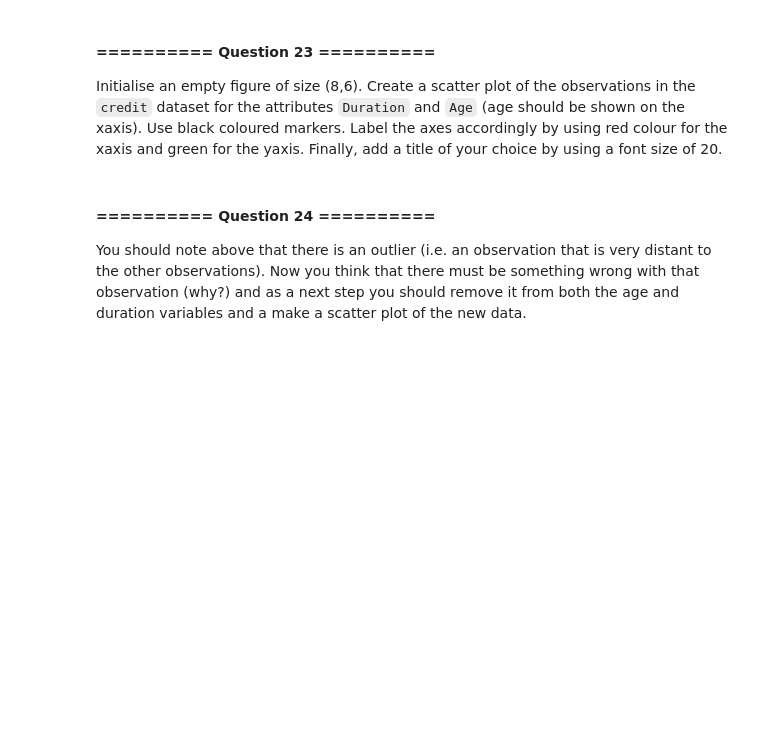
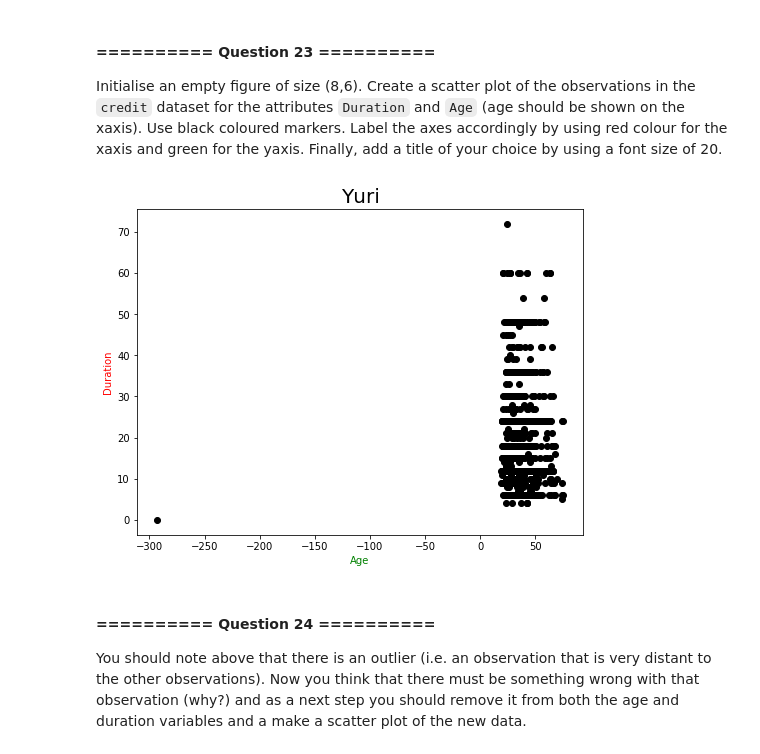
Before and after one commit to tuyu95/IAML2018, a Jupyter notebook: Labs/00 - Introduction.ipynb, the cells around one changed output. Cells and saved outputs as stored; diff of their text form; code cells hidden in the pictures; blank space fills up the shorter version.

```diff
--- a/Labs/00 - Introduction.ipynb
+++ b/Labs/00 - Introduction.ipynb
@@ -1529,0 +1589,5 @@ Load the `credit` dataset and display the dataset basic information.
+# %%
+# Your Code goes here:
+credit_path = os.path.join(os.getcwd(), 'datasets', 'credit.csv')
+credit = pd.read_csv(credit_path)
+credit.info()
@@ -1557,3 +1680,15 @@ Initialise an empty figure of size (8,6). Create a scatter plot of the observati
+# %%
+# Your Code goes here:
+duration = credit['Duration'].values
+age = credit['Age'].values
+plt.figure(figsize=(8,6))
+plt.scatter(age, duration, color='k')
+plt.xlabel('Age', color = 'g')
+plt.ylabel('Duration', color = 'r')
+plt.title("Yuri", size=20)
+plt.show()
+# %% [output]
+[figure, added]
 # %% [markdown]
 #### ========== Question 24 ==========
 You should note above that there is an outlier (i.e. an observation that is very distant to the other observations). Now you think that there must be something wrong with that observation (why?) and as a next step you should remove it from both the age and duration variables and a make a scatter plot of the new data.
```
Also changed, not shown: parts of 22 cells of this notebook, 1 other file.
